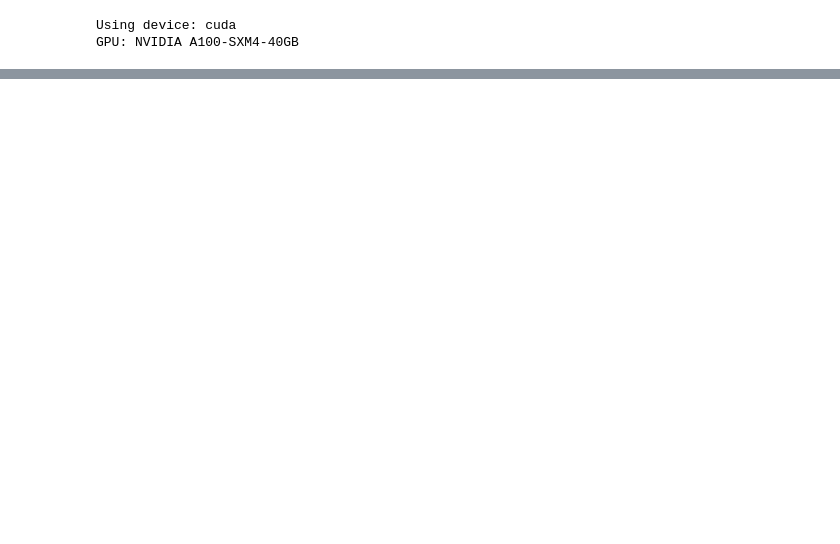
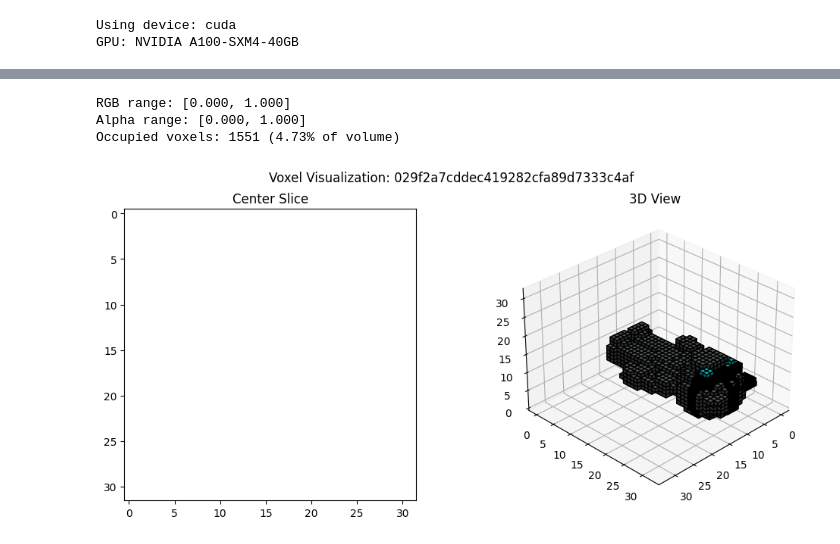
Before and after one commit to PeterAMassih/3D-BlockGen, a Jupyter notebook: run.ipynb, the cells around one changed output, grey strips where cells are left out. Drawn from its saved outputs; the diff is of its cells as text; code cells hidden in the pictures; blank space fills up the shorter version.

```diff
--- a/run.ipynb
+++ b/run.ipynb
@@ -135,0 +156,9 @@ TypeError: save_ply() got an unexpected keyword argument 'verts_colors'
+# %%
+from blockgen.utils import plot_voxel_tensor
+
+plot_voxel_tensor("objaverse_data_voxelized/hf-objaverse-v1/glbs/000-019/029f2a7cddec419282cfa89d7333c4af.pt")
+# %% [output]
+RGB range: [0.000, 1.000]
+Alpha range: [0.000, 1.000]
+Occupied voxels: 1551 (4.73% of volume)
+[figure, added]
```
Also changed, not shown: parts of 5 cells of this notebook, 2 other files.
